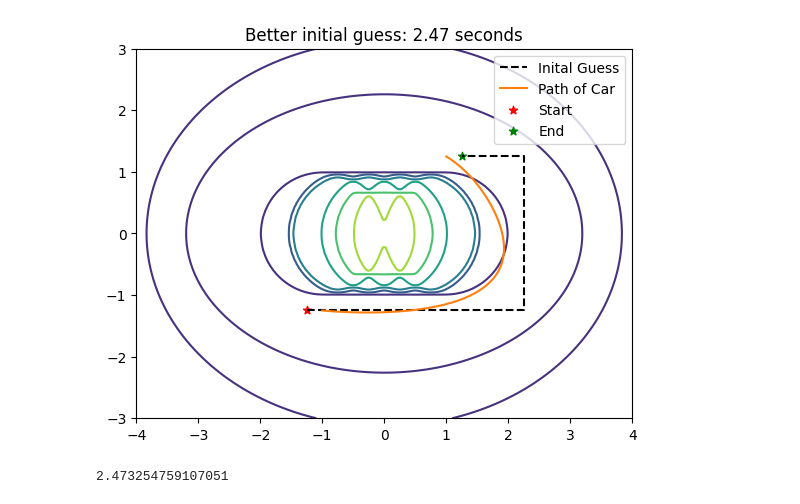
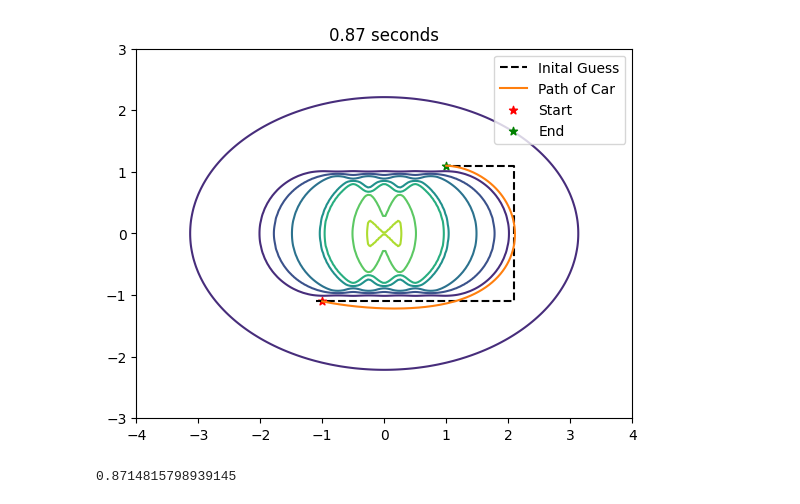
Before and after one commit to GeoDavid1/Vol4Project, a Jupyter notebook: ilha_tests.ipynb, the cells around one changed output. Saved outputs shown, nothing was run; the diff lists cells and outputs as text; code cells hidden in the pictures.

```diff
--- a/ilha_tests.ipynb
+++ b/ilha_tests.ipynb
@@ -59,19 +59,19 @@ def C(x, y, W1=1):
     '''
     Uses the obstacle function to combine all of our ellipses that we used to make our track
     '''
-    return obstacle(x, y, W1, r=(15,10)) - obstacle(x, y, W1,r=(10,5)) + obstacle(x, y, W1) + obstacle(x, y, W1, c=(1,0)) + obstacle(x, y, W1, c=(-1,0)) + obstacle(x, y, W1, c=(.5,0)) + obstacle(x, y, W1, c=(-.5,0))
+    return obstacle(x, y, 3*W1, r=(100,100)) - obstacle(x, y, W1,r=(10,5)) + obstacle(x, y, W1) + obstacle(x, y, W1, c=(1,0)) + obstacle(x, y, W1, c=(-1,0)) + obstacle(x, y, W1, c=(.5,0)) + obstacle(x, y, W1, c=(-.5,0))
 
 def C_dx(x, y, W1=1):
     '''
     derivative with respect to x of the C function
     '''
-    return obstacle_dx(x, y, W1, r=(15,10)) - obstacle_dx(x, y, W1,r=(10,5)) + obstacle_dx(x, y, W1) + obstacle_dx(x, y, W1, c=(1,0)) + obstacle_dx(x, y, W1, c=(-1,0)) + obstacle_dx(x, y, W1, c=(.5,0)) + obstacle_dx(x, y, W1, c=(-.5,0))
+    return obstacle_dx(x, y, 3*W1, r=(100,100)) - obstacle_dx(x, y, W1,r=(10,5)) + obstacle_dx(x, y, W1) + obstacle_dx(x, y, W1, c=(1,0)) + obstacle_dx(x, y, W1, c=(-1,0)) + obstacle_dx(x, y, W1, c=(.5,0)) + obstacle_dx(x, y, W1, c=(-.5,0))
 
 def C_dy(x, y, W1=1):
     '''
     derivative with respect to y of the C function
     '''
-    return obstacle_dy(x, y, W1, r=(15,10)) - obstacle_dy(x, y, W1,r=(10,5)) + obstacle_dy(x, y, W1) + obstacle_dy(x, y, W1, c=(1,0)) + obstacle_dy(x, y, W1, c=(-1,0)) + obstacle_dy(x, y, W1, c=(.5,0)) + obstacle_dy(x, y, W1, c=(-.5,0))
+    return obstacle_dy(x, y, 3*W1, r=(100,100)) - obstacle_dy(x, y, W1,r=(10,5)) + obstacle_dy(x, y, W1) + obstacle_dy(x, y, W1, c=(1,0)) + obstacle_dy(x, y, W1, c=(-1,0)) + obstacle_dy(x, y, W1, c=(.5,0)) + obstacle_dy(x, y, W1, c=(-.5,0))
 
 def K(delta, vx, vy, lmb = 20, cushion=.1, L = .05, M = 3.):
     '''Integral constraint due to centripetal acceleration'''
@@ -99,29 +99,33 @@ def K_ddelta(delta, vx, vy, lmb=20, cushion=.1, L=.5, M=3.):
 
 def plot_track():
     X,Y = np.meshgrid(np.linspace(-5,5,600),np.linspace(-5,5,600))
-    Z = C(X,Y, W1=3)
+    Z = C(X,Y, W1=1)
 
     fig = plt.figure(figsize=(12,12))
     ax = fig.add_subplot(121, projection='3d')
     ax.plot_surface(X,Y,Z,edgecolor=None,linewidth=0)
     ax.set_zlim(0,3)
     ax.view_init(elev=84,azim=90)
+    ax.axis("off")
+    ax.set_title("3D View")
 
     ax2 = fig.add_subplot(122)
     ax2.contour(X, Y, Z)
     ax2.set_xbound([-4,4])
-    ax2.set_ybound([-7,7])
+    ax2.set_ybound([-3,3])
+    ax2.set_title("2D Projection")
 
-    plt.axis('off')
+    ax2.axis('off')
     plt.show()
 
 def naive_system():
 
-    W2 = .05
+    W1 = 100
+    W2 = .02
     n = 200
     t = np.linspace(0, 1, n)
 
-    C0 = C(0,0)
+    C0 = C(1.25, 1.25, W1)
 
     def ode(t, s, p):
         return p[0] * np.array([
@@ -129,54 +133,53 @@ def naive_system():
             s[3],
             1/(2*W2)*s[6],
             1/(2*W2)*s[7],
-            C_dx(s[0], s[1]),
-            C_dy(s[0], s[1]),
+            C_dx(s[0], s[1], W1),
+            C_dy(s[0], s[1], W1),
             -s[4],
             -s[5]
         ])
 
     def bc(ya, yb, p):
         return np.array([
-            ya[0] + 1, ya[1] + 1.25, ya[2], ya[3], yb[0] - 1, yb[1] - 1.25, yb[2], yb[3],
+            ya[0] + 1, ya[1] + 1.1, ya[2], ya[3], yb[0] - 1, yb[1] - 1.1, yb[2], yb[3],
 
             # H(tf) = 0
             yb[4]*yb[2] + yb[5]*yb[3] + yb[6]**2/(2*W2) + yb[7]**2/(2*W2) - (1 + C0 + (yb[6]**2+yb[7]**2/(4*W2)))
         ])
 
     guess = np.ones((8, n))
 
-    path_x = np.concatenate((np.linspace(-1.25, 2.25, 100), 2.25*np.ones(75), np.linspace(1.25, 2.25, 25)[::-1]))
-    path_y = np.concatenate((-1.25*np.ones(100), np.linspace(-1.25,1.25,75), 1.25*np.ones(25)))
+    path_x = np.concatenate((np.linspace(-1.1, 2.1, 100), 2.1*np.ones(75), np.linspace(1.1, 2.1, 25)[::-1]))
+    path_y = np.concatenate((-1.1*np.ones(100), np.linspace(-1.1,1.1,75), 1.1*np.ones(25)))
 
 
     guess[0] = path_x
     guess[1] = path_y
-    p0 = np.array([7])
+    p0 = np.array([.5])
 
     sol = solve_bvp(ode, bc, t, guess, p0, max_nodes=30000)
 
     X = np.linspace(-4, 4, 200)
     Y = np.linspace(-3, 3, 200)
     X, Y = np.meshgrid(X, Y)
     Z = C(X, Y)
 
 
-    plt.plot(path_x, path_y, "--k", label="Inital Guess")
+    plt.plot(guess[0], guess[1], "--k", label="Inital Guess")
     plt.contour(X, Y, Z)
     plt.plot(sol.sol(t)[0], sol.sol(t)[1], "tab:orange", label="Path of Car")
-    plt.scatter(-1.25, -1.25, marker="*", color="red", label="Start")
-    plt.scatter(1.25, 1.25, marker="*", color="green", label="End")
+    plt.scatter(-1, -1.1, marker="*", color="red", label="Start")
+    plt.scatter(1, 1.1, marker="*", color="green", label="End")
     plt.xlim([-4,4])
     plt.ylim([-3,3])
     plt.legend()
-    plt.title(f"Better initial guess: {sol.p[0]:.2F} seconds")
-    # plt.savefig("better_guess")
+    plt.title(f"{sol.p[0]:.2F} seconds")
     plt.show()
 
     return sol.p[0]
 
 naive_system()
 # %% [output]
-[figure, old version]
+[figure, new version]
-2.473254759107051
+0.8714815798939145
 # %%
```
Also changed, not shown: parts of 2 cells of this notebook.
